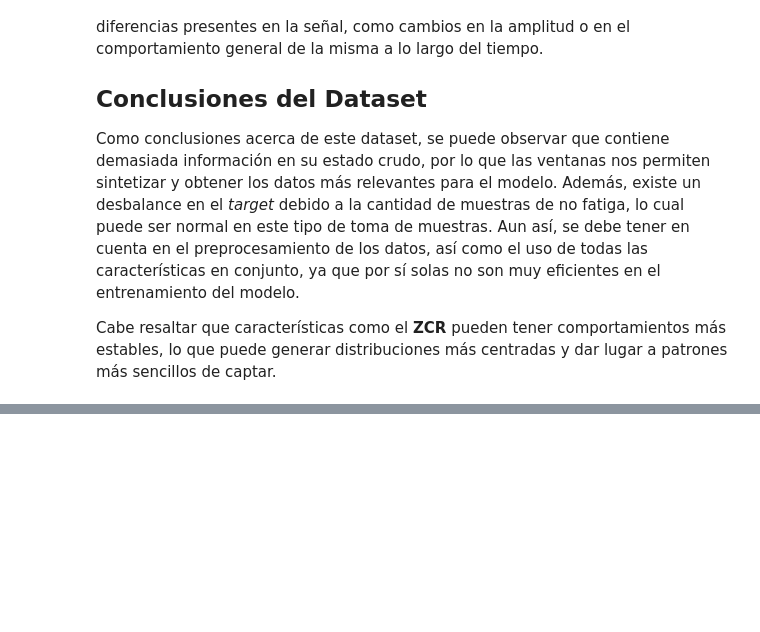
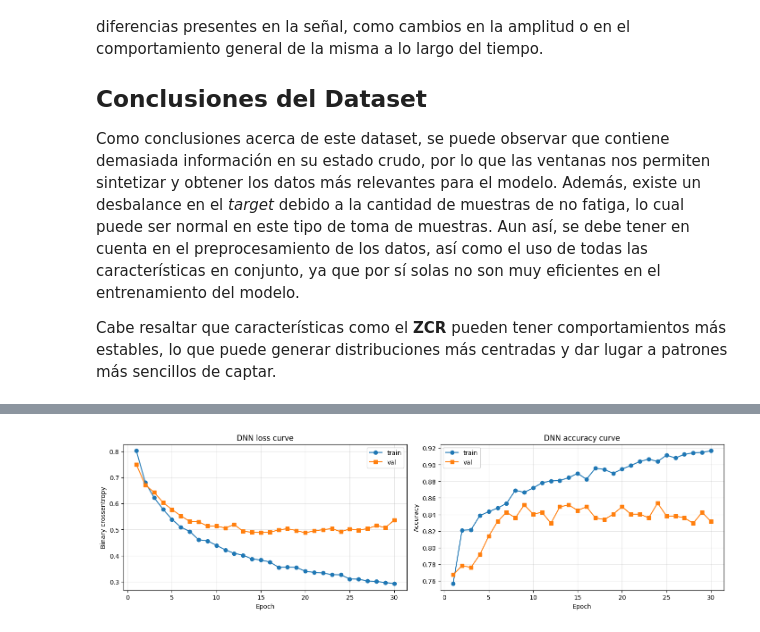
Before and after one commit to dsalazar444/workshop2_ia, a Jupyter notebook: problema1.ipynb, the cells around one changed output, grey strips where cells are left out. Drawn from its saved outputs; the diff is of its cells as text; code cells hidden in the pictures; blank space fills up the shorter version.

```diff
--- a/problema1.ipynb
+++ b/problema1.ipynb
@@ -423,0 +448,13 @@ Cabe resaltar que características como el **ZCR** pueden tener comportamientos
+# %%
+model_df = df_with_features.copy()
+
+print('=== Revision de nulos en la base final ===')
+print(model_df.isnull().sum().sort_values(ascending=False).head())
+print(f'Total de valores nulos: {int(model_df.isnull().sum().sum())}')
+
+X_model = model_df.drop(columns=['target'])
+y_model = model_df['target'].astype(int)
+
+print(f'\nShape de X_model: {X_model.shape}')
+print('Distribucion del target en la base final:')
+print(y_model.value_counts(normalize=True).rename('proporcion').round(4))
@@ -423,0 +895,25 @@ Cabe resaltar que características como el **ZCR** pueden tener comportamientos
+# %%
+history_df = pd.DataFrame(best_dnn_history.history)
+
+fig, axes = plt.subplots(1, 2, figsize=(14, 4), constrained_layout=True)
+epoch_axis = np.arange(1, len(history_df) + 1)
+
+axes[0].plot(epoch_axis, history_df['loss'], marker='o', label='train')
+axes[0].plot(epoch_axis, history_df['val_loss'], marker='s', label='val')
+axes[0].set_title('DNN loss curve')
+axes[0].set_xlabel('Epoch')
+axes[0].set_ylabel('Binary crossentropy')
+axes[0].grid(alpha=0.3)
+axes[0].legend()
+
+axes[1].plot(epoch_axis, history_df['accuracy'], marker='o', label='train')
+axes[1].plot(epoch_axis, history_df['val_accuracy'], marker='s', label='val')
+axes[1].set_title('DNN accuracy curve')
+axes[1].set_xlabel('Epoch')
+axes[1].set_ylabel('Accuracy')
+axes[1].grid(alpha=0.3)
+axes[1].legend()
+
+plt.show()
+# %% [output]
+[figure, added]
```
Also changed, not shown: parts of 19 cells of this notebook, 3 other files.
